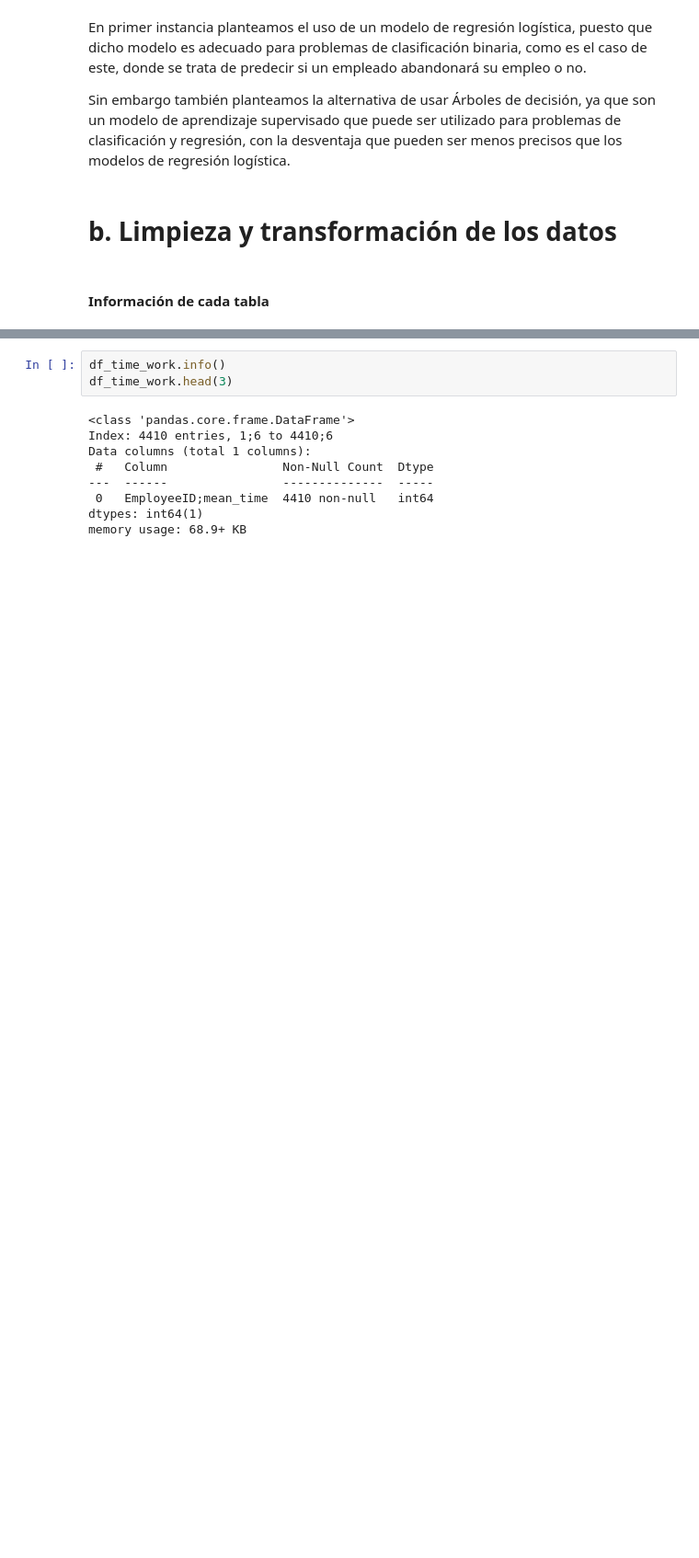
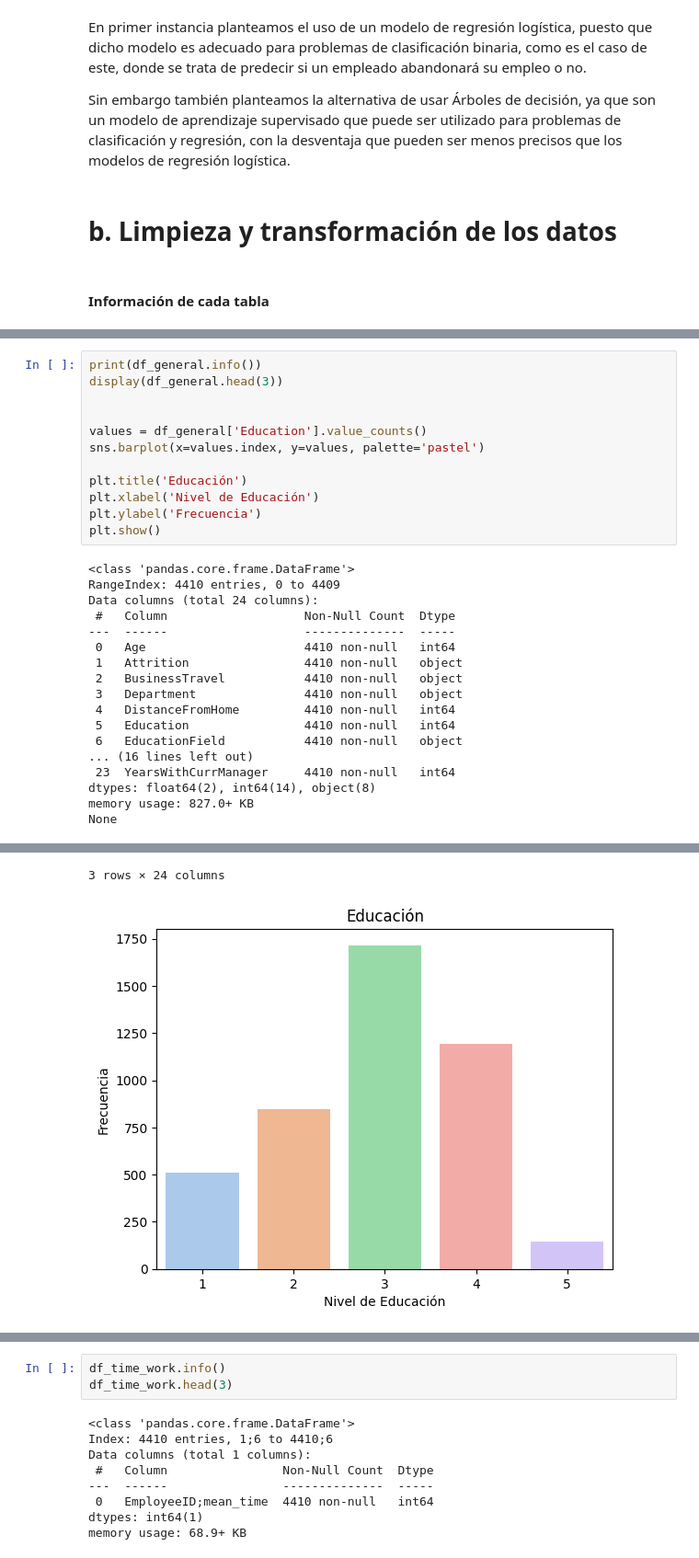
Before and after one commit to JavierBurgos-web/PROYECTO_ANALITICA_II, a Jupyter notebook: Entrega_uno.ipynb, the cells around one changed output, grey strips where cells are left out. Shown at 92% size. Saved outputs shown, nothing was run; the diff lists cells and outputs as text; blank space fills up the shorter version.

```diff
--- a/Entrega_uno.ipynb
+++ b/Entrega_uno.ipynb
@@ -101,0 +79,30 @@ memory usage: 103.5 KB
+# %%
+print(df_general.info())
+display(df_general.head(3))
+
+
+values = df_general['Education'].value_counts()
+sns.barplot(x=values.index, y=values, palette='pastel')
+
+plt.title('Educación')
+plt.xlabel('Nivel de Educación')
+plt.ylabel('Frecuencia')
+plt.show()
+# %% [output]
+<class 'pandas.core.frame.DataFrame'>
+RangeIndex: 4410 entries, 0 to 4409
+Data columns (total 24 columns):
+ #   Column                   Non-Null Count  Dtype
+---  ------                   --------------  -----
+ 0   Age                      4410 non-null   int64
+ 1   Attrition                4410 non-null   object
+ 2   BusinessTravel           4410 non-null   object
+ 3   Department               4410 non-null   object
+ 4   DistanceFromHome         4410 non-null   int64
+ 5   Education                4410 non-null   int64
+ 6   EducationField           4410 non-null   object
+... (16 lines left out)
+ 23  YearsWithCurrManager     4410 non-null   int64
+dtypes: float64(2), int64(14), object(8)
+memory usage: 827.0+ KB
+None
@@ -101,0 +113,2 @@ memory usage: 103.5 KB
+3 rows × 24 columns
+[figure, added]
```
Also changed, not shown: parts of 13 cells of this notebook.
